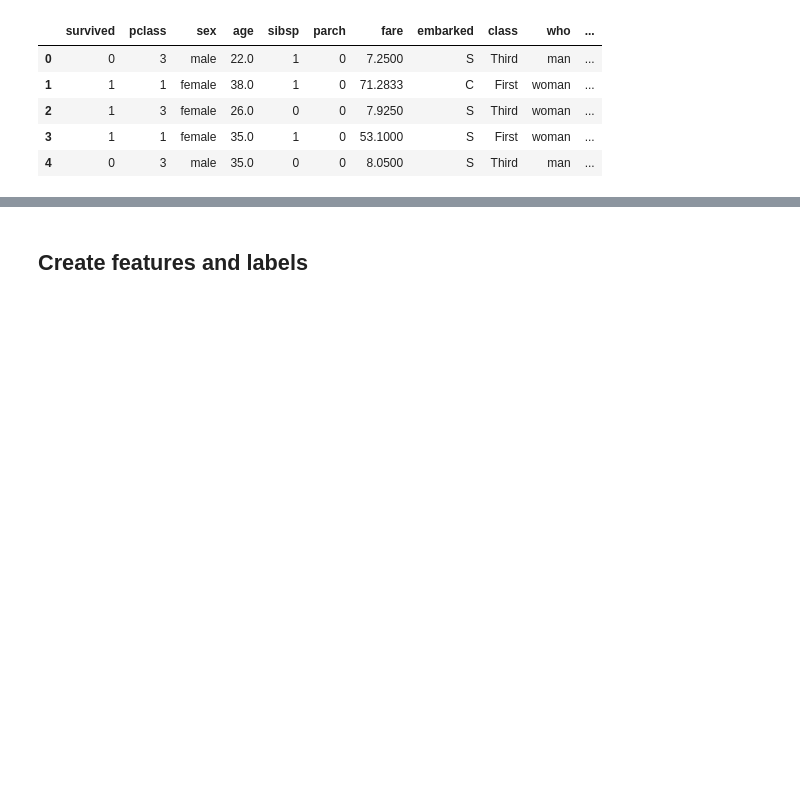
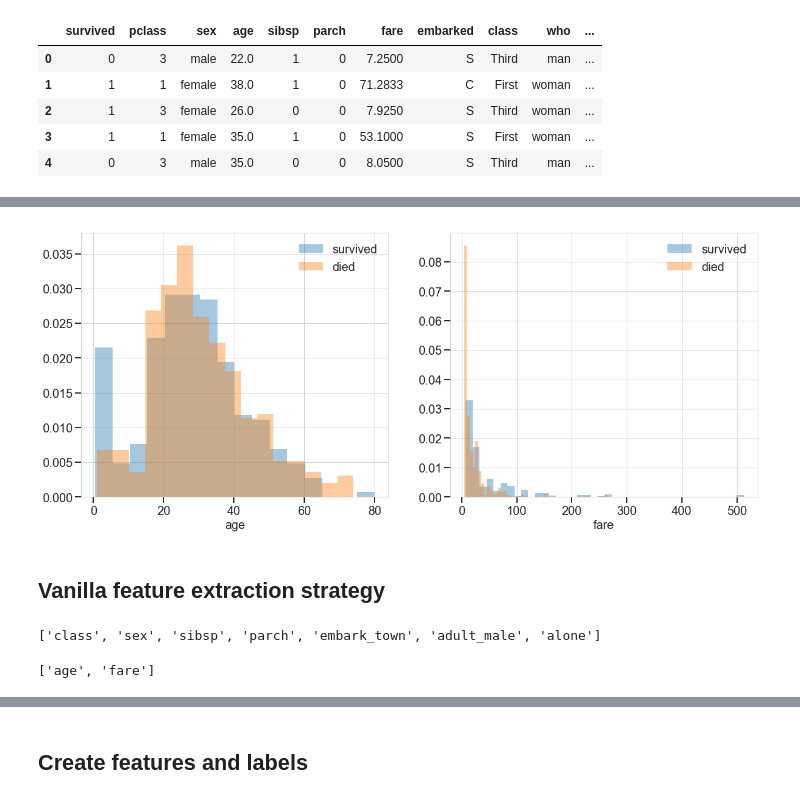
Before and after one commit to JanaLasser/data-science-course, a Jupyter notebook: day4/more_svm.ipynb, the cells around one changed output, grey strips where cells are left out. Saved outputs shown, nothing was run; the diff lists cells and outputs as text; code cells hidden in the pictures; blank space fills up the shorter version.

```diff
--- a/day4/more_svm.ipynb
+++ b/day4/more_svm.ipynb
@@ -446,0 +442,23 @@ AttributeError: 'JointGrid' object has no attribute 'set_xticks'
+# %%
+continuous_atrrs = ['age', 'fare']
+# %%
+#fig, ax = plt.subplots(figsize=(12,8))
+
+fig, axes = plt.subplots(1,2, figsize=(20,8))
+
+for idx, var in enumerate(continuous_atrrs):
+    sns.distplot(tdata.loc[(tdata['survived']==True) & (tdata[var]>0), var], kde=False, label='survived', norm_hist=True, ax = axes[idx])
+    sns.distplot(tdata.loc[(tdata['survived']==False) & (tdata[var]>0), var], kde=False, label='died', norm_hist=True, ax = axes[idx])
+    axes[idx].legend()
+# %% [output]
+[figure, added]
+# %% [markdown]
+## Vanilla feature extraction strategy
+# %%
+categorical_attrs
+# %% [output]
+['class', 'sex', 'sibsp', 'parch', 'embark_town', 'adult_male', 'alone']
+# %%
+continuous_atrrs
+# %% [output]
+['age', 'fare']
```
Also changed, not shown: parts of 6 cells of this notebook.
